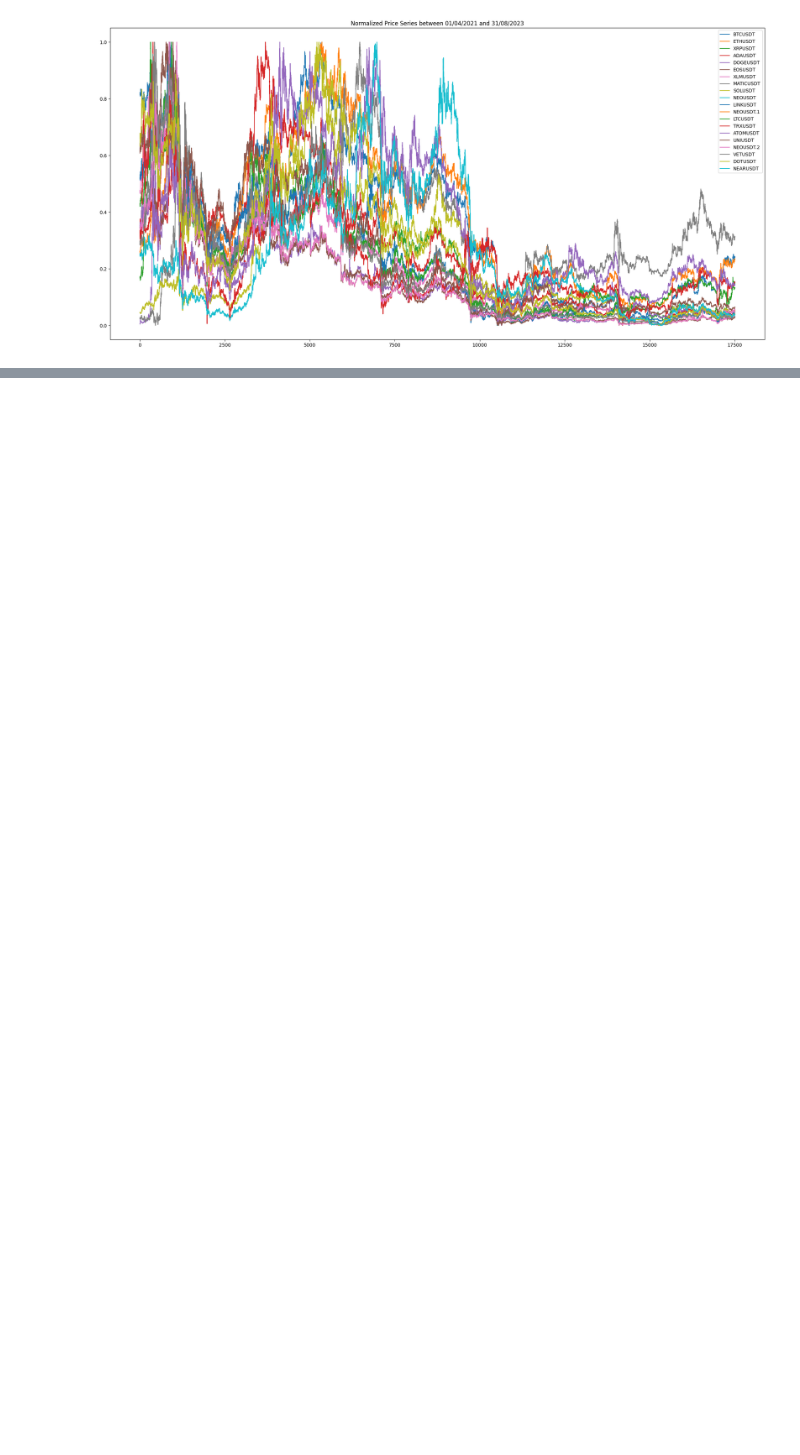
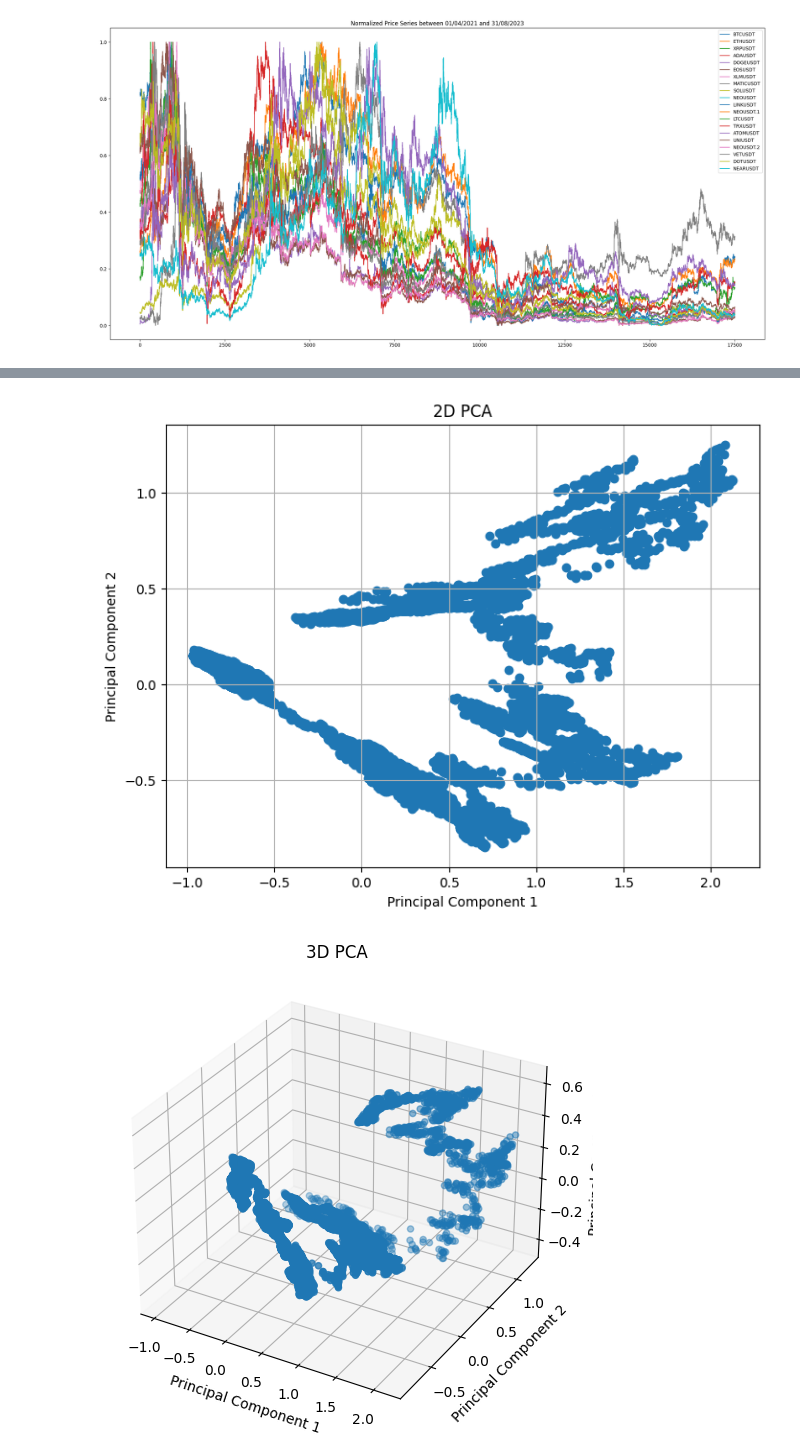
Before and after one commit to maria-aboulaala/pair-trading-in-cryptocurrency, a Jupyter notebook: DATA/ANALYSE.ipynb, the cells around one changed output, grey strips where cells are left out. Drawn from its saved outputs; the diff is of its cells as text; code cells hidden in the pictures; blank space fills up the shorter version.

```diff
--- a/DATA/ANALYSE.ipynb
+++ b/DATA/ANALYSE.ipynb
@@ -54,15 +58,13 @@ sns.heatmap(corr_matrix, annot=True, cmap='coolwarm', ax=ax)
 [figure]
 # %% [markdown]
 Before we plot the data it is better if we normalize it, otherwise we won't see anything useful on the plot. This is because BTC is in the range of 1000-10000 USD while XRP is in the range of 0.25-1 USD for example
-# %%
-data.set_index("timestamp",inplace=True)
 # %%
 import pandas as pd
 from sklearn.preprocessing import MinMaxScaler
 
 scaler = MinMaxScaler()
 
-data_norm = scaler.fit_transform(data)
+data_norm = scaler.fit_transform(data_in)
 data_norm = pd.DataFrame(data_norm,columns=data.columns)
 data_norm.head()
 # %% [output]
@@ -78,3 +75,7 @@ data_norm.to_csv('Norm_Historical_data.csv')
 data_norm.plot(figsize=(25,12), title='Normalized Price Series between 01/04/2021 and 31/08/2023'); # Plot
 # %% [output]
 [figure]
+# %%
+data_norm = data_norm.drop('Unnamed: 0', axis=1)
+# %%
+data_norm = data_norm.set_index(data['timestamp'])
@@ -80,0 +142,38 @@ data_norm.plot(figsize=(25,12), title='Normalized Price Series between 01/04/202
+# %%
+import numpy as np
+import pandas as pd
+import matplotlib.pyplot as plt
+from mpl_toolkits.mplot3d import Axes3D
+from sklearn.decomposition import PCA
+
+
+
+
+# Perform PCA on the data
+pca = PCA(n_components=3)
+pca.fit(data_norm)
+
+# Transform the data into the principal components
+components = pca.transform(data_norm)
+
+# Plot 2D graph
+plt.figure(figsize=(8, 6))
+plt.scatter(components[:, 0], components[:, 1])
+plt.xlabel('Principal Component 1')
+plt.ylabel('Principal Component 2')
+plt.title('2D PCA')
+plt.grid(True)
+plt.show()
+
+# Plot 3D graph
+fig = plt.figure(figsize=(8, 6))
+ax = fig.add_subplot(111, projection='3d')
+ax.scatter(components[:, 0], components[:, 1], components[:, 2])
+ax.set_xlabel('Principal Component 1')
+ax.set_ylabel('Principal Component 2')
+ax.set_zlabel('Principal Component 3')
+ax.set_title('3D PCA')
+plt.show()
+# %% [output]
+[figure, added]
+[figure, added]
```
Also changed, not shown: parts of 34 cells of this notebook, 10 other files.
